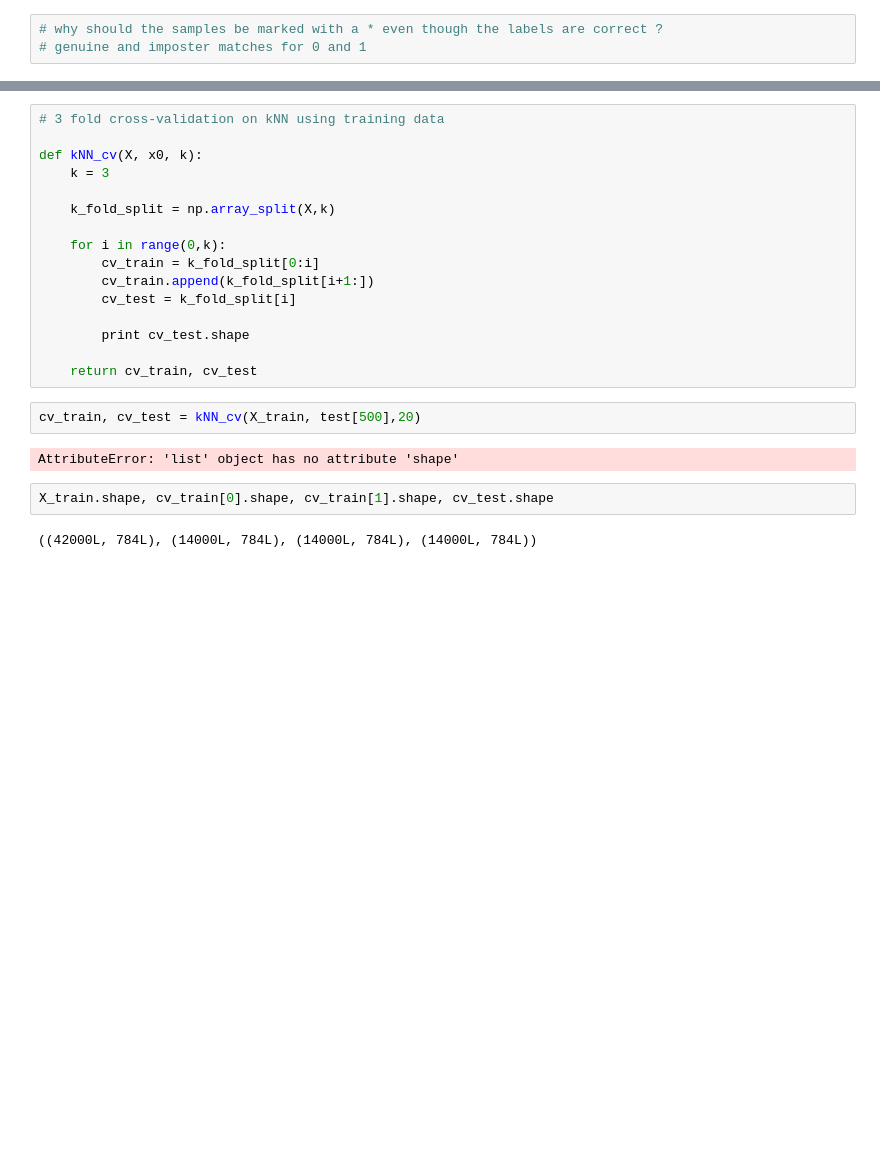
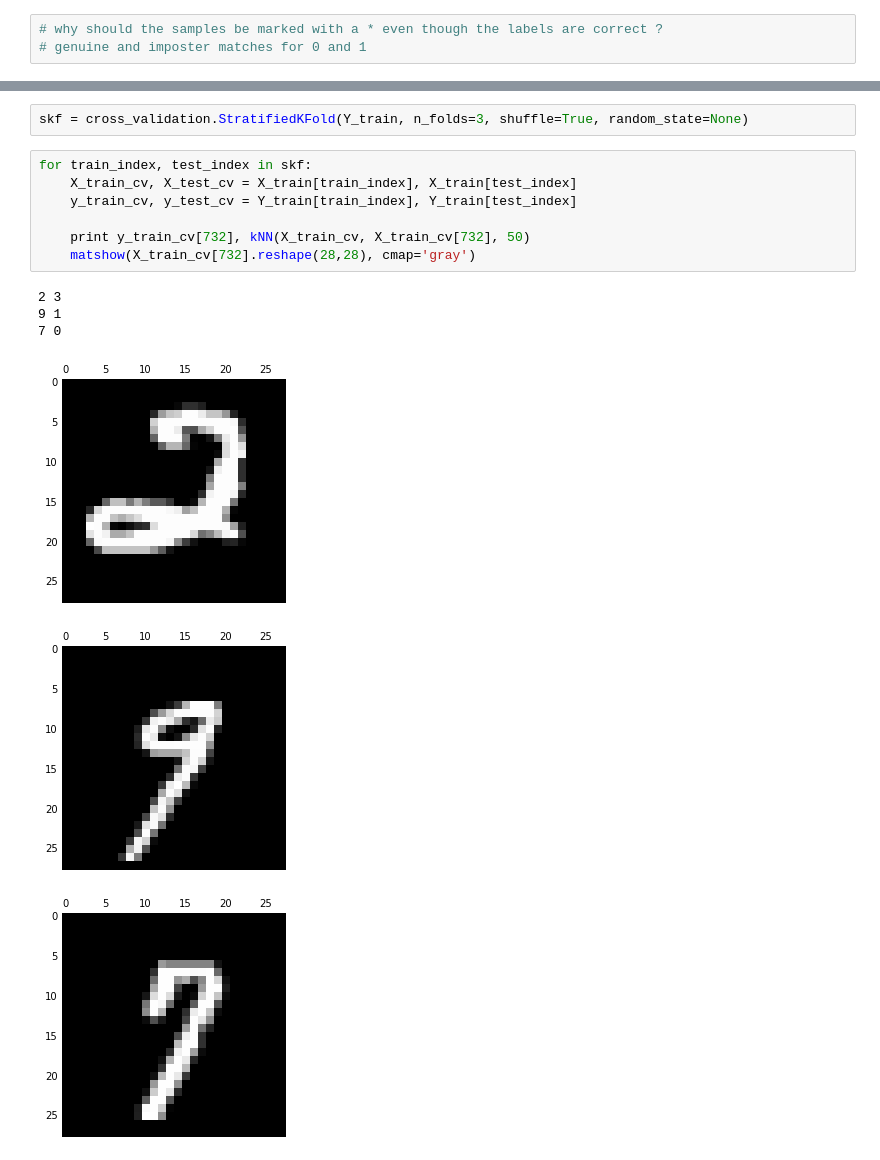
Before and after one commit to sindhu732/AML, a Jupyter notebook: Assignment 1/Digit Recognition/zaindabad.ipynb, the cells around one changed output, grey strips where cells are left out. Drawn from its saved outputs; the diff is of its cells as text; blank space fills up the shorter version.

```diff
--- a/Assignment 1/Digit Recognition/zaindabad.ipynb
+++ b/Assignment 1/Digit Recognition/zaindabad.ipynb
@@ -180,24 +172,16 @@ matshow(test[500].reshape(28,28), cmap='gray')
-# %%
-# 3 fold cross-validation on kNN using training data
-
-def kNN_cv(X, x0, k):
-    k = 3
-
-    k_fold_split = np.array_split(X,k)
-
-    for i in range(0,k):
-        cv_train = k_fold_split[0:i]
-        cv_train.append(k_fold_split[i+1:])
-        cv_test = k_fold_split[i]
-
-        print cv_test.shape
-
-    return cv_train, cv_test
-# %%
-cv_train, cv_test = kNN_cv(X_train, test[500],20)
-# %% [output]
-AttributeError: 'list' object has no attribute 'shape'
-# %%
-X_train.shape, cv_train[0].shape, cv_train[1].shape, cv_test.shape
-# %% [output]
-((42000L, 784L), (14000L, 784L), (14000L, 784L), (14000L, 784L))
+# %%
+skf = cross_validation.StratifiedKFold(Y_train, n_folds=3, shuffle=True, random_state=None)
+# %%
+for train_index, test_index in skf:
+    X_train_cv, X_test_cv = X_train[train_index], X_train[test_index]
+    y_train_cv, y_test_cv = Y_train[train_index], Y_train[test_index]
+
+    print y_train_cv[732], kNN(X_train_cv, X_train_cv[732], 50)
+    matshow(X_train_cv[732].reshape(28,28), cmap='gray')
+# %% [output]
+2 3
+9 1
+7 0
+[figure, added]
+[figure, added]
+[figure, added]
```
Also changed, not shown: parts of 15 cells of this notebook.
